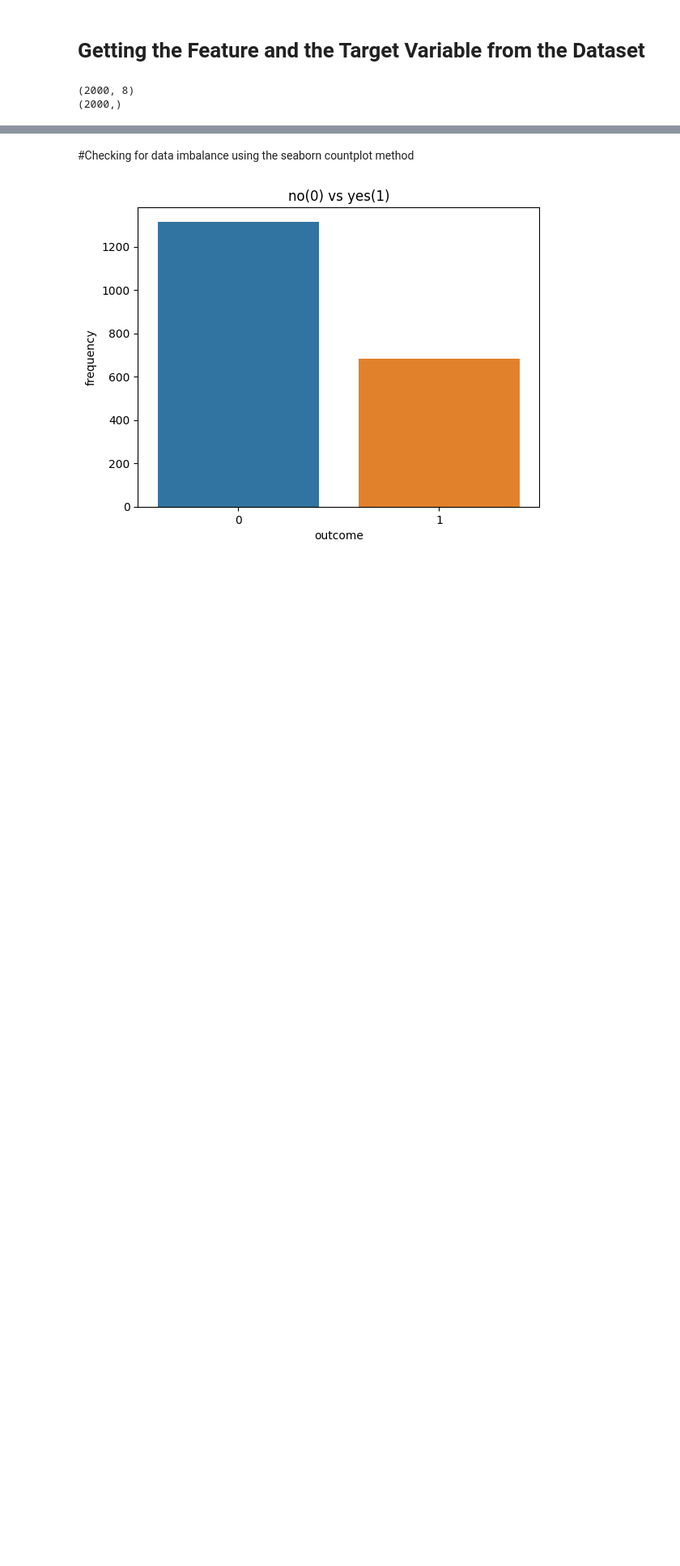
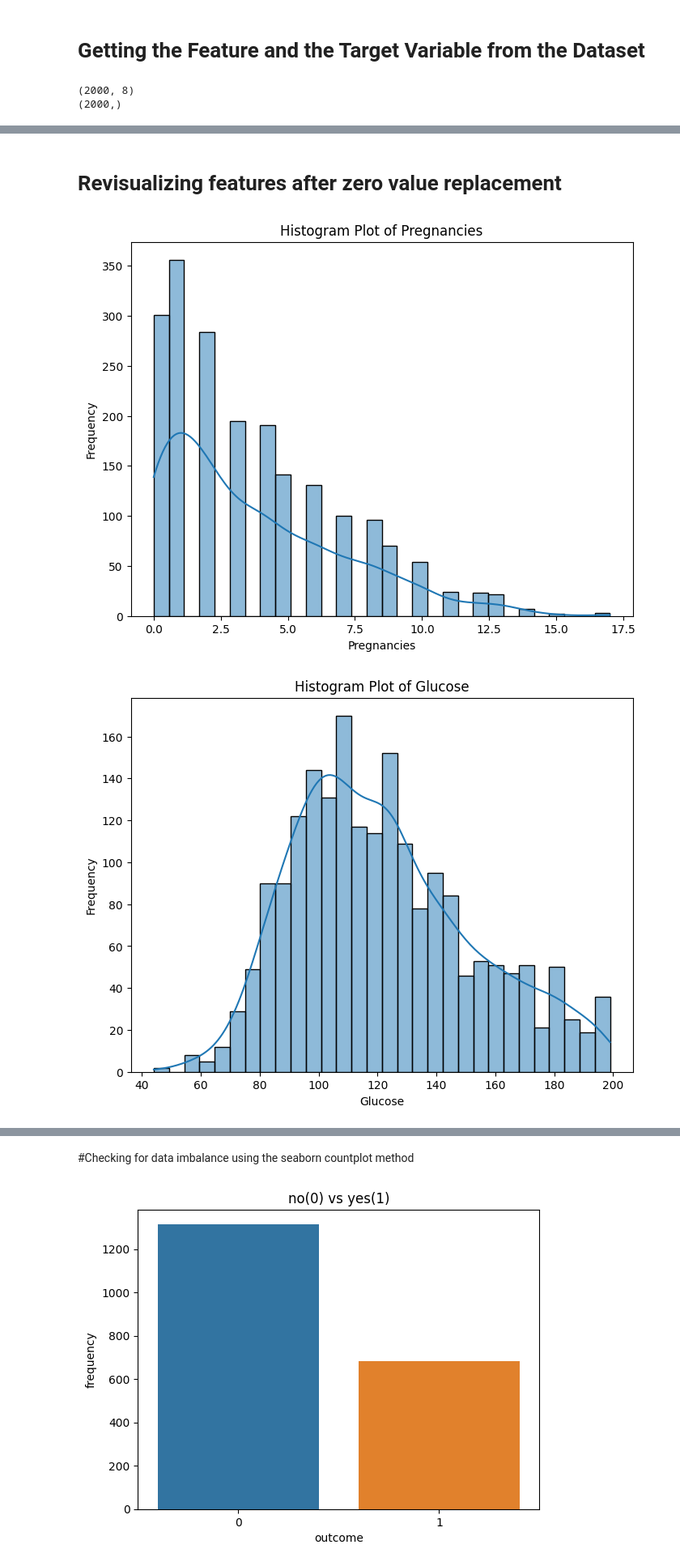
Before and after one commit to Jtandoh01/Disease-Prediction-ML-DCIT311, a Jupyter notebook: End_of_semester_project_DCIT313.ipynb, the cells around one changed output, grey strips where cells are left out. Shown at 81% size. Saved outputs shown, nothing was run; the diff lists cells and outputs as text; code cells hidden in the pictures; blank space fills up the shorter version.

```diff
--- a/End_of_semester_project_DCIT313.ipynb
+++ b/End_of_semester_project_DCIT313.ipynb
@@ -46,0 +80,15 @@ print(target.shape)
+# %%
+from sklearn.impute import SimpleImputer
+
+features_and_strategy={
+    'Glucose': 'mean',
+    'Insulin': 'mean',
+    'BMI': 'mean',
+    'SkinThickness': 'median',
+    'BloodPressure': 'median'
+}
+
+for column,strategy in features_and_strategy.items():
+  features[column].replace(0,np.nan,inplace=True)
+  imputer = SimpleImputer(strategy=strategy)
+  features[column] = imputer.fit_transform(features[[column]])
@@ -46,0 +108,16 @@ print(target.shape)
+# %% [markdown]
+# Revisualizing features after zero value replacement
+# %%
+features_to_visualize = ['Pregnancies', 'Glucose', 'BloodPressure', 'SkinThickness', 'Insulin',
+       'BMI', 'DiabetesPedigreeFunction', 'Age']
+
+for column in features_to_visualize:
+  plt.figure(figsize=(8, 6))
+  sns.histplot(features[column], bins=30, kde=True)
+  plt.title(f'Histogram Plot of {column}')
+  plt.xlabel(column)
+  plt.ylabel('Frequency')
+  plt.show()
+# %% [output]
+[figure, added]
+[figure, added]
```
Also changed, not shown: parts of 40 cells of this notebook.
